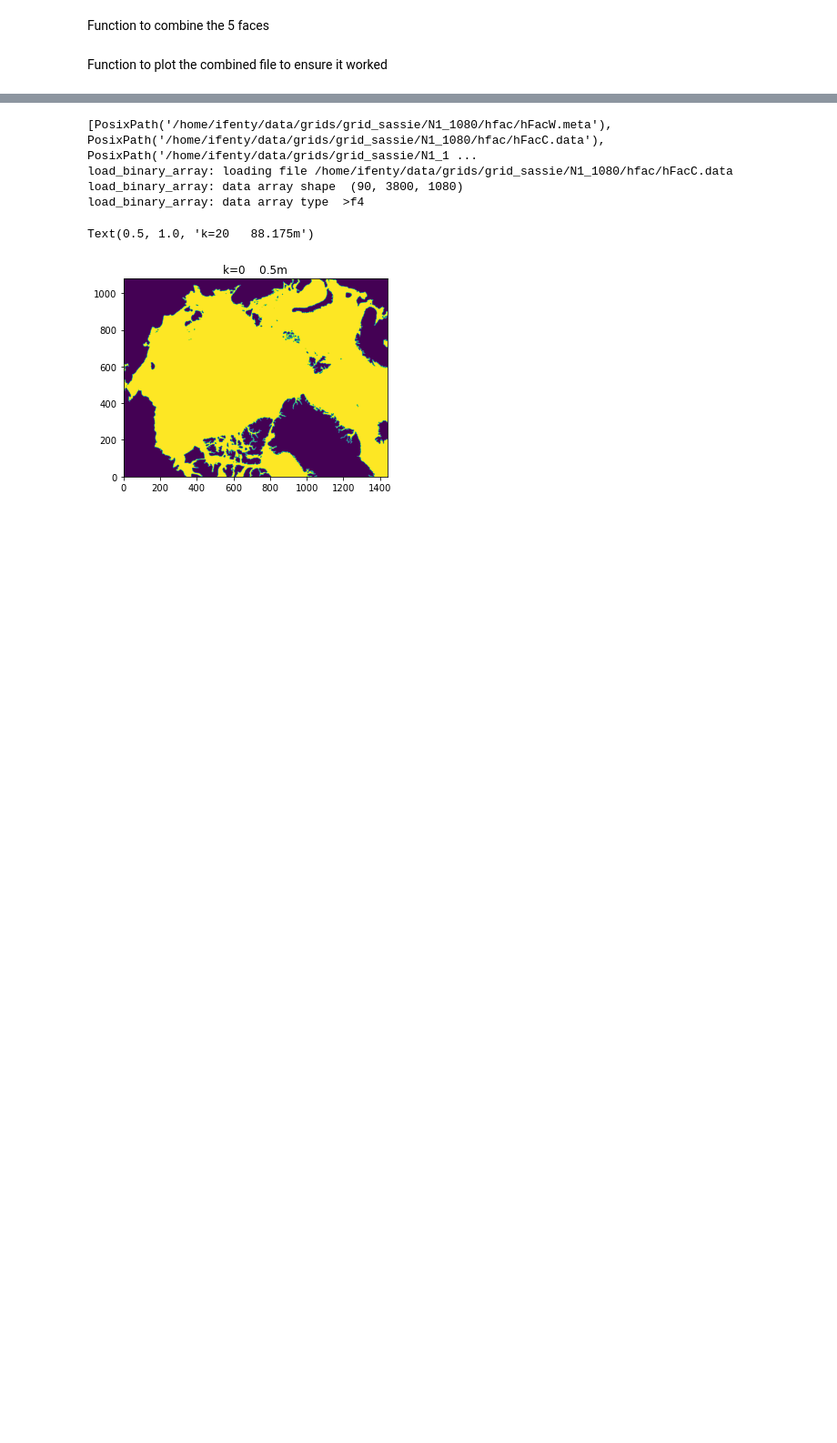
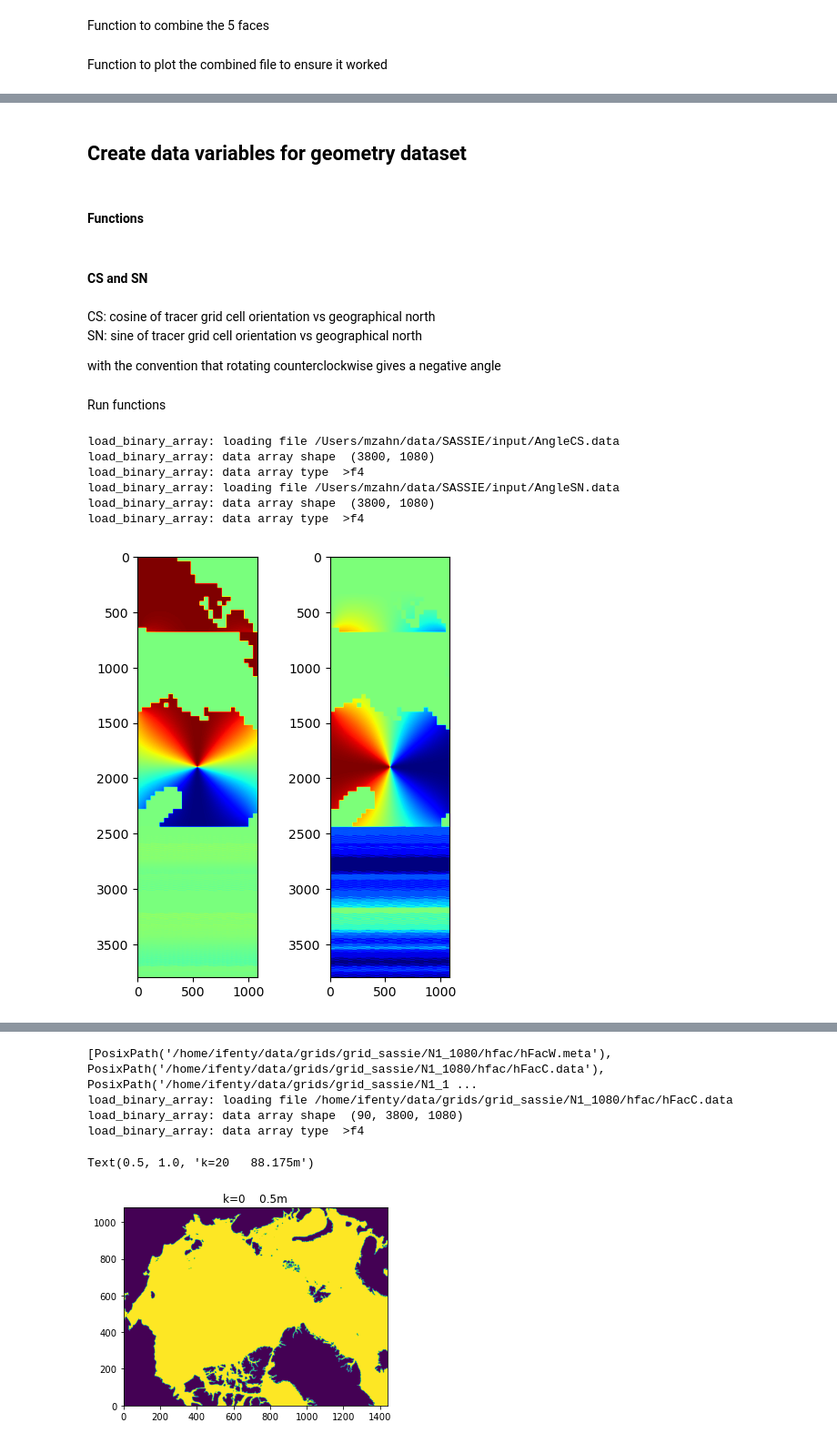
Before and after one commit to ifenty/SASSIE_downscale_ecco_v5, a Jupyter notebook: 02_make geometry ds.ipynb, the cells around one changed output, grey strips where cells are left out. Shown at 91% size. Saved outputs shown, nothing was run; the diff lists cells and outputs as text; code cells hidden in the pictures; blank space fills up the shorter version.

```diff
--- a/02_make geometry ds.ipynb
+++ b/02_make geometry ds.ipynb
@@ -196,0 +348,4 @@ Extract HHv2
+# %% [markdown]
+## Create data variables for geometry dataset
+# %% [markdown]
+#### Functions
@@ -196,0 +477,9 @@ Extract HHv2
+# %%
+def load_sassie_N1_field(file_dir, fname, nk):
+    num_cols = 680*4 + 1080
+    num_rows = 1080
+
+    tmp_compact = load_binary_array(file_dir, fname, \
+                                    num_rows, num_cols, nk, filetype='>f4')
+
+    return tmp_compact
@@ -196,0 +530,30 @@ Extract HHv2
+# %% [markdown]
+#### CS and SN
+# %% [markdown]
+CS: cosine of tracer grid cell orientation vs geographical north<br>
+SN: sine of tracer grid cell orientation vs geographical north<br>
+
+with the convention that rotating counterclockwise gives a negative angle
+# %% [markdown]
+Run functions
+# %%
+angle_dir = Path('/Users/mzahn/data/SASSIE/input')
+
+angleCS_compact = load_sassie_N1_field(angle_dir, 'AngleCS.data', nk=1)
+angleSN_compact = load_sassie_N1_field(angle_dir, 'AngleSN.data', nk=1)
+# %% [output]
+load_binary_array: loading file /Users/mzahn/data/SASSIE/input/AngleCS.data
+load_binary_array: data array shape  (3800, 1080)
+load_binary_array: data array type  >f4
+load_binary_array: loading file /Users/mzahn/data/SASSIE/input/AngleSN.data
+load_binary_array: data array shape  (3800, 1080)
+load_binary_array: data array type  >f4
+# %%
+fig,axs = plt.subplots(1,2, figsize=[5,6])
+axs[0].imshow(angleCS_compact[:,:], origin='lower', cmap='jet')
+axs[1].imshow(angleSN_compact[:,:], origin='lower', cmap='jet')
+
+for ax in axs:
+    ax.invert_yaxis()
+# %% [output]
+[figure, added]
```
Also changed, not shown: parts of 52 cells of this notebook, 1 other file.
